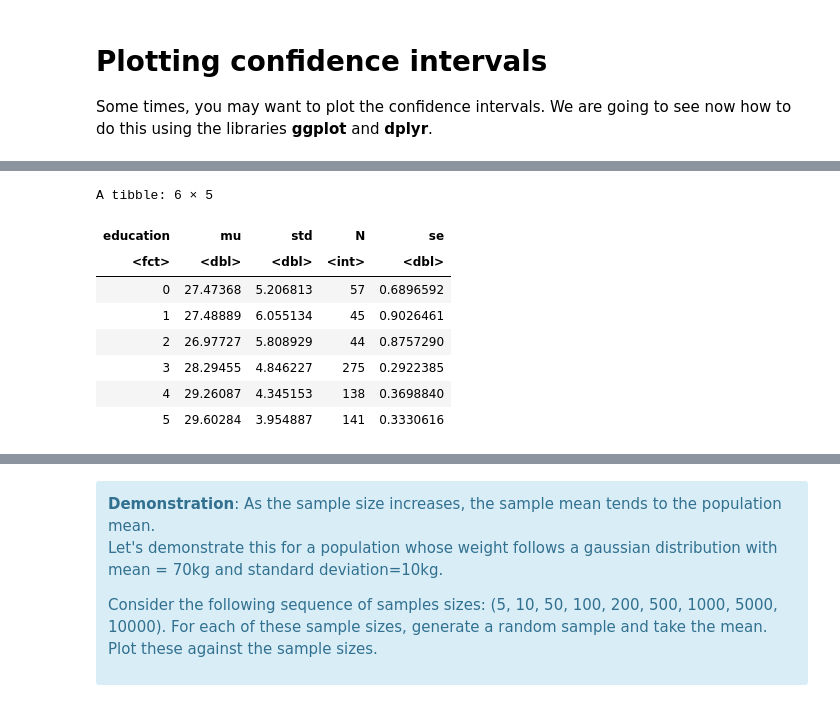
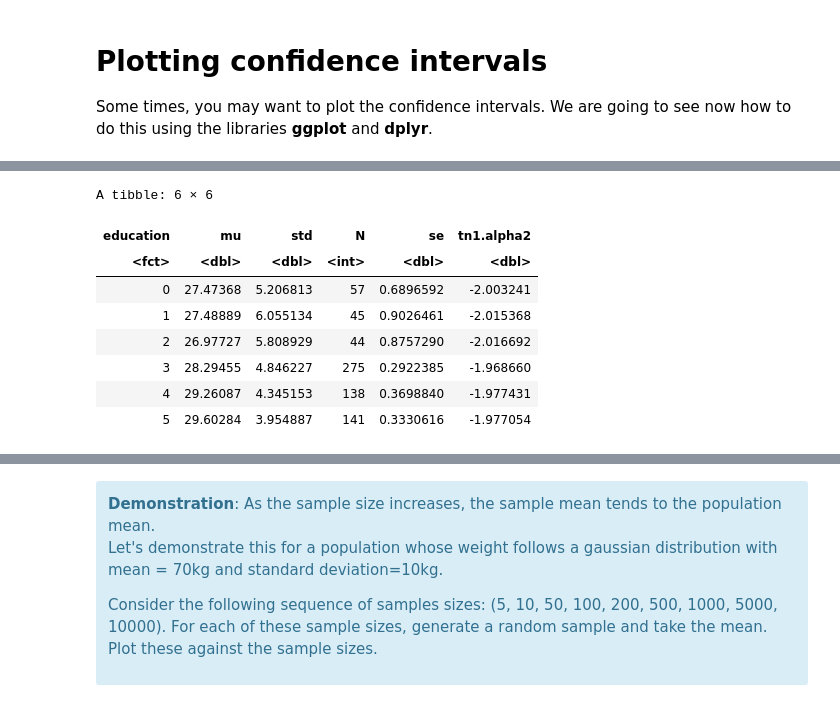
Before and after one commit to jrasero/cm-85-309, a Jupyter notebook: tutorials/week-4/04-Sampling_and_confidence_intervals.ipynb, the cells around one changed output, grey strips where cells are left out. Saved outputs shown, nothing was run; the diff lists cells and outputs as text; code cells hidden in the pictures.

```diff
--- a/tutorials/week-4/04-Sampling_and_confidence_intervals.ipynb
+++ b/tutorials/week-4/04-Sampling_and_confidence_intervals.ipynb
@@ -130,22 +139,23 @@ library(tidyverse)
 # %%
 act.summary<-sat.dat %>%
 group_by(education) %>%
 summarize(mu=mean(ACT),
        std=sd(ACT),
        N=n(),
-       se=std/sqrt(N))
+       se=std/sqrt(N),
+       tn1.alpha2=qt(0.025, df = N-1))
 
 act.summary
 # %% [output]
-A tibble: 6 × 5
+A tibble: 6 × 6
-| education | mu | std | N | se |
-| <fct> | <dbl> | <dbl> | <int> | <dbl> |
-| 0 | 27.47368 | 5.206813 | 57 | 0.6896592 |
-| 1 | 27.48889 | 6.055134 | 45 | 0.9026461 |
-| 2 | 26.97727 | 5.808929 | 44 | 0.8757290 |
-| 3 | 28.29455 | 4.846227 | 275 | 0.2922385 |
-| 4 | 29.26087 | 4.345153 | 138 | 0.3698840 |
-| 5 | 29.60284 | 3.954887 | 141 | 0.3330616 |
+| education | mu | std | N | se | tn1.alpha2 |
+| <fct> | <dbl> | <dbl> | <int> | <dbl> | <dbl> |
+| 0 | 27.47368 | 5.206813 | 57 | 0.6896592 | -2.003241 |
+| 1 | 27.48889 | 6.055134 | 45 | 0.9026461 | -2.015368 |
+| 2 | 26.97727 | 5.808929 | 44 | 0.8757290 | -2.016692 |
+| 3 | 28.29455 | 4.846227 | 275 | 0.2922385 | -1.968660 |
+| 4 | 29.26087 | 4.345153 | 138 | 0.3698840 | -1.977431 |
+| 5 | 29.60284 | 3.954887 | 141 | 0.3330616 | -1.977054 |
 # %%
 ggplot(data = act.summary, aes(x=education, y=mu)) +
 geom_errorbar(aes(ymin=mu-1.96*se, ymax=mu+1.96*se), width=.1) +
```
Also changed, not shown: parts of 6 cells of this notebook.
